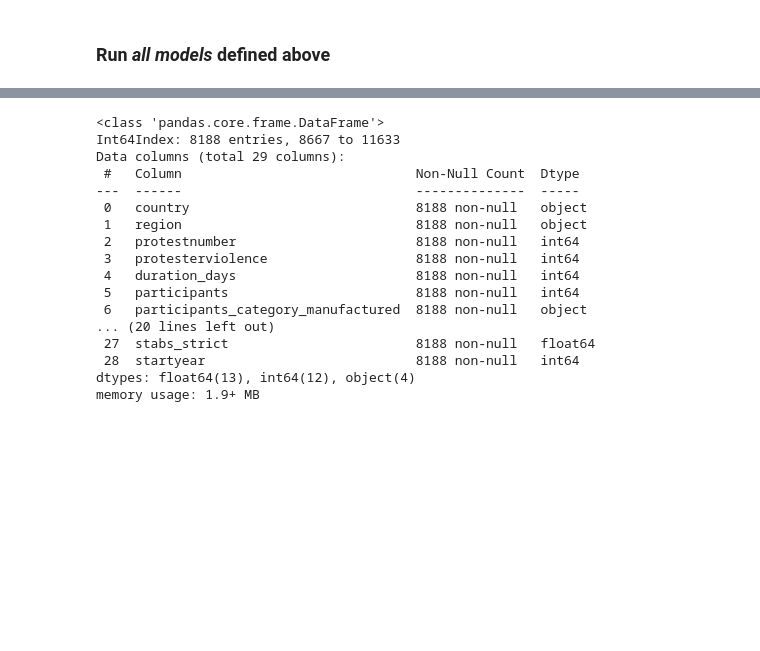
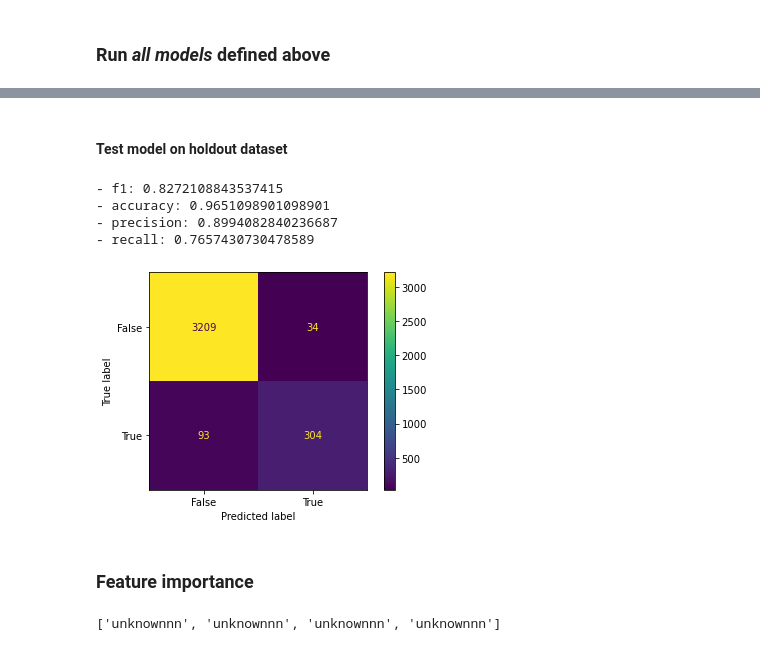
Before and after one commit to sethnlewis/Predicting-Political-Revolutions, a Jupyter notebook: notebooks/MODEL - ALL.ipynb, the cells around one changed output, grey strips where cells are left out. Saved outputs shown, nothing was run; the diff lists cells and outputs as text; code cells hidden in the pictures; blank space fills up the shorter version.

Commit message:
Added SHAP plus some minor model updates

```diff
--- a/notebooks/MODEL - ALL.ipynb
+++ b/notebooks/MODEL - ALL.ipynb
@@ -144,7 +149,6 @@ Game plan:
 working_df = df[['scode', 'startdate']].copy()
 working_df['next_regime_chg_date'] = None
 working_df['days_until_next_regime_chg'] = None
-working_df['target (<365)'] = None
 
 for protest_index, protest_scode, protest_start in df.reset_index()[['index', 'scode', 'startdate']].values:
 
@@ -152,13 +156,9 @@ for protest_index, protest_scode, protest_start in df.reset_index()[['index', 's
     regime_country_df = df_regimes.loc[df_regimes.scode==protest_scode]
 
 
-
-#     #TESTING ONLY
-#     if protest_index == 7289:
-#             print('protest start:', protest_start)
-
     # Loop over all regime indices
     for regime_index in regime_country_df.index:
+
         # isolate startdate and enddate for selected regime
         regime_start = regime_country_df.loc[regime_index, 'startdate']
         regime_end   = regime_country_df.loc[regime_index, 'enddate']
@@ -170,16 +170,14 @@ for protest_index, protest_scode, protest_start in df.reset_index()[['index', 's
             working_df.loc[protest_index, 'next_regime_chg_date'] = regime_start
 
 
-
-#         #TESTING ONLY
-#         elif protest_index == 7289:
-#             print('regime start / end:', regime_start, '|', regime_end)
-
-        # test if the protest is within selected regime row
+        # if the protest is within selected regime row
         elif (protest_start >= regime_start) and (protest_start <= regime_end):
             working_df.loc[protest_index, 'next_regime_chg_date'] = regime_end
+
+
+    # QC - Break if the above loop does not assign a date
     if working_df.loc[protest_index, 'next_regime_chg_date'] == None:
-        print('broke')
+        print('Broke at', protest_index)
         break
 
 
@@ -354,8 +351,8 @@ grid_ada = {
 grid_xgb = {
     'model__learning_rate': [0.1, 0.25, 1],
     'model__max_depth': [3, 7],
-    'model__min_child_weight': [1, 2],
-    'model__subsample': [0.5, 0.7],
+    #'model__min_child_weight': [1, 2],
+    #'model__subsample': [0.5, 0.7],
     'model__n_estimators': [100, 150],
     'model__tree_method': ['exact', 'approx', 'hist']}
 
@@ -436,5 +433,6 @@ DUMMY SCORE (most_frequent):
 # %% [markdown]
 ### Run *only one* model
 # %%
-create_pipeline_and_run(model_knn, grid_knn);
+model = create_pipeline_and_run(model_xgb, grid_xgb)
+model
 # %% [output]
@@ -447,7 +475,7 @@ KNeighborsClassifier():
 # %% [markdown]
 ### Run *all models* defined above
 # %%
-pipes = []
-for grid, model in zip(grids, models):
-    pipe = create_pipeline_and_run(model, grid)
-    pipes.append(pipe)
+# pipes = []
+# for grid, model in zip(grids, models):
+#     pipe = create_pipeline_and_run(model, grid)
+#     pipes.append(pipe)
@@ -479,20 +482,18 @@ DecisionTreeClassifier():
-# %%
-x_train.info()
-# %% [output]
-<class 'pandas.core.frame.DataFrame'>
-Int64Index: 8188 entries, 8667 to 11633
-Data columns (total 29 columns):
- #   Column                              Non-Null Count  Dtype
----  ------                              --------------  -----
- 0   country                             8188 non-null   object
- 1   region                              8188 non-null   object
- 2   protestnumber                       8188 non-null   int64
- 3   protesterviolence                   8188 non-null   int64
- 4   duration_days                       8188 non-null   int64
- 5   participants                        8188 non-null   int64
- 6   participants_category_manufactured  8188 non-null   object
-... (20 lines left out)
- 27  stabs_strict                        8188 non-null   float64
- 28  startyear                           8188 non-null   int64
-dtypes: float64(13), int64(12), object(4)
-memory usage: 1.9+ MB
+# %% [markdown]
+#### Test model on holdout dataset
+# %%
+pred = model.predict(x_holdout)
+print(f'- f1: {f1_score(y_holdout, pred)}')
+print(f'- accuracy: {accuracy_score(y_holdout, pred)}')
+print(f'- precision: {precision_score(y_holdout, pred)}')
+print(f'- recall: {recall_score(y_holdout, pred)}')
+
+plot_confusion_matrix(model, x_holdout, y_holdout);
+# %% [output]
+- f1: 0.8272108843537415
+- accuracy: 0.9651098901098901
+- precision: 0.8994082840236687
+- recall: 0.7657430730478589
+[figure, added]
+# %% [markdown]
+### Feature importance
@@ -498,0 +511,4 @@ memory usage: 1.9+ MB
+# %%
+['unknownnn']*x_train.select_dtypes('object').shape[1]
+# %% [output]
+['unknownnn', 'unknownnn', 'unknownnn', 'unknownnn']
```
Also changed, not shown: parts of 9 cells of this notebook.
